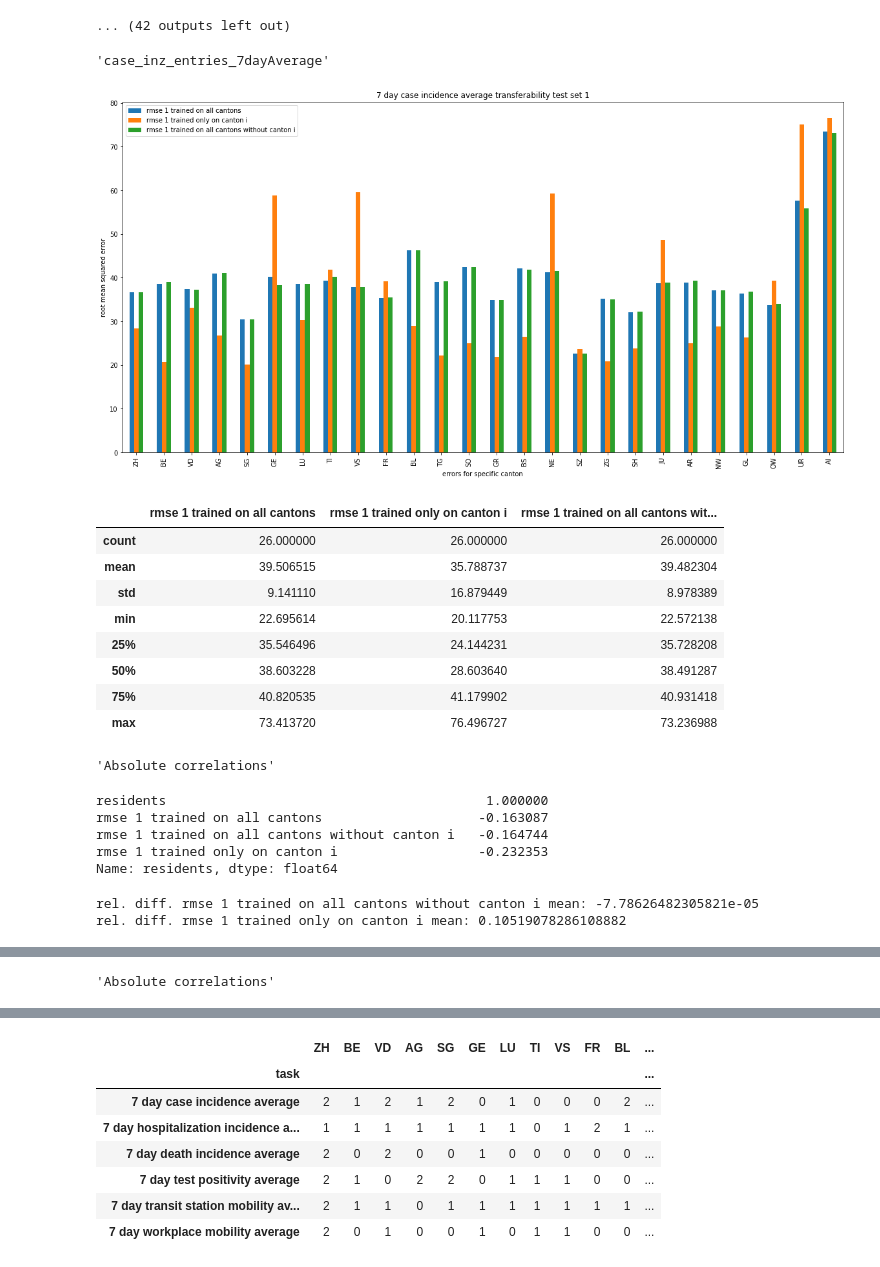
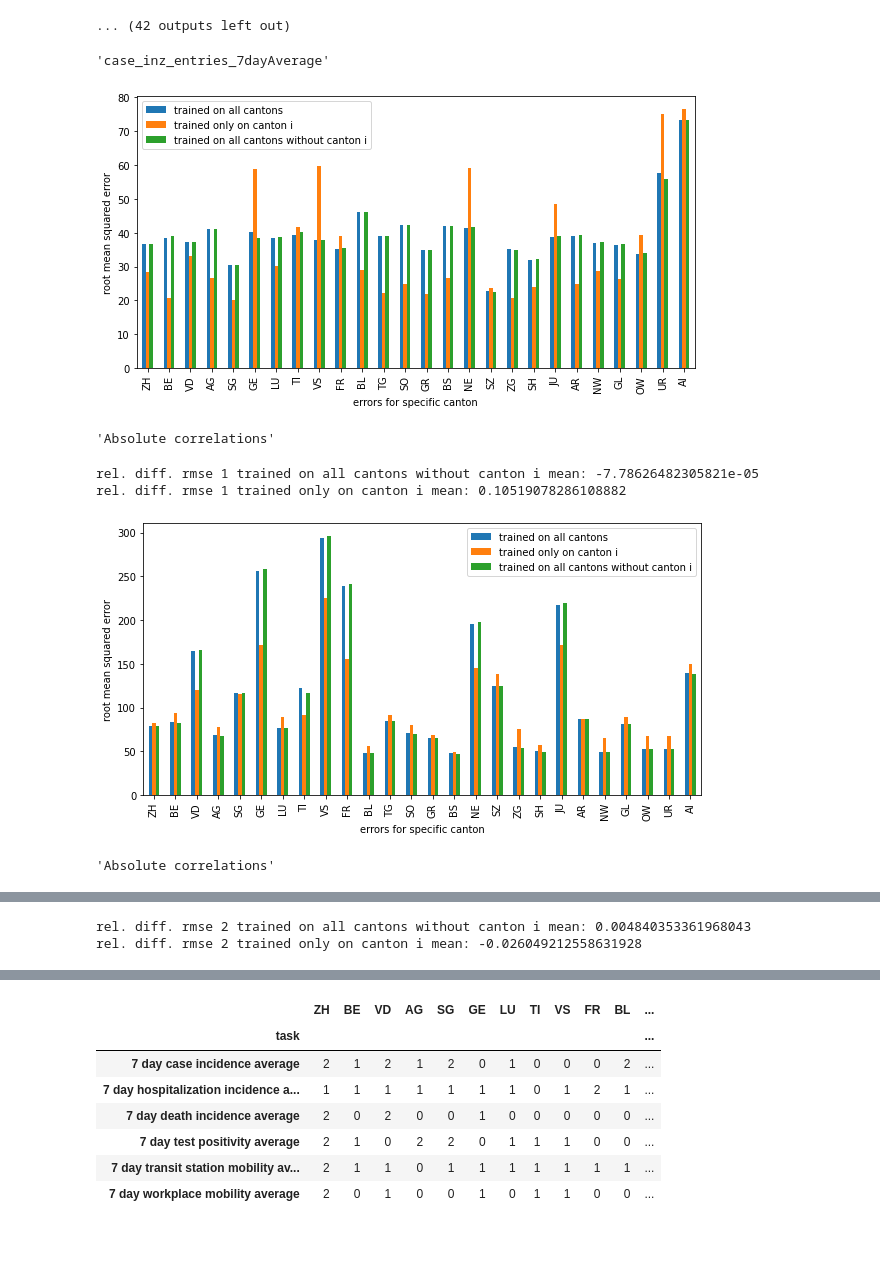
Before and after one commit to ratschlab/projects2021-bsc-thesis-scherer, a Jupyter notebook: DataExplorer.ipynb, the cells around one changed output, grey strips where cells are left out. Cells and saved outputs as stored; diff of their text form; code cells hidden in the pictures; blank space fills up the shorter version.

```diff
--- a/DataExplorer.ipynb
+++ b/DataExplorer.ipynb
@@ -881,4 +940,5 @@ for task in outputCategories:
 # %%
+# Keras problem
 for task in ['case_inz_entries_7dayAverage',
                   'hosp_inz_entries_7dayAverage',
                   'death_inz_entries_7dayAverage',
@@ -894,7 +954,7 @@ for task in ['case_inz_entries_7dayAverage',
 
     df = rankedTasksDict[task]
 
-    plt.figure(figsize=(5,5))
+    fig = plt.figure(figsize=(5,5))
 
     plt.scatter(df['model rmse 1'][df.modelClass == 'Keras'],
             df['model rmse 2'][df.modelClass == 'Keras'],
@@ -902,14 +962,14 @@ for task in ['case_inz_entries_7dayAverage',
            color='blue',
            label='Keras',
            alpha=1)
-    '''
+
     plt.scatter(df['model rmse 1'][df.modelClass == 'Keras mean'],
             df['model rmse 2'][df.modelClass == 'Keras mean'],
            marker='o',
            color='red',
            label='Keras mean',
            alpha=1)
-
+    '''
     plt.scatter(df['model rmse 1'][df.modelClass == 'RandomForrest'],
             df['model rmse 2'][df.modelClass == 'RandomForrest'],
            marker='o',
@@ -942,12 +1002,14 @@ for task in ['case_inz_entries_7dayAverage',
            label='ElasticNet',
            alpha=1)
     '''
-    plt.xlabel('model rmse 1')
-    plt.ylabel('model rmse 2')
+    plt.xlabel('model RSME temporal validation set')
+    plt.ylabel('model RSME random validation set')
     plt.legend()
 
     plt.show()
 
+    #fig.get_figure().savefig('plots/problemKeras/'+task+'.png', bbox_inches=matplotlib.transforms.Bbox([[-1, -1], [5, 5]]))
+
     display("---------------------------------------------")
 # %% [output]
 'case_inz_entries_7dayAverage'
@@ -1320,87 +1207,59 @@ transferability['rel. diff. rmse 1 trained only on canton i'] = (transferability
 transferability['rel. diff. rmse 2 trained only on canton i'] = (transferability['rmse 2 trained on all cantons']-transferability['rmse 2 trained only on canton i'])/transferability['rmse 2 trained on all cantons']
 
 
-#transferability = transferability.set_index('errorForCanton')
+
 
 staticCantonal = pd.read_excel("static_data/staticCantonalData.xlsx").set_index('canton').transpose()
 cantonOrder = staticCantonal.sort_values(['residents'], ascending=False).index.tolist()
-#display(staticCantonal.sort_values(['residents'], ascending=False).index.tolist())
-'''
-transferability = transferability.join(staticCantonal[['residents']])
 
-transferability.sort_values(['residents'], inplace=True, ascending=False)
-transferability = transferability.reset_index()
-transferability.rename(columns = {'index':'errorForCanton'}, inplace = True)
-'''
-#display(transferability)
 
 
 for task in outputCategories:
     display(task)
     temp = transferability[transferability['task']==task].set_index('errorForCanton').drop(['task'],axis=1)
-    #display(temp)
+
 
     staticCantonal = pd.read_excel("static_data/staticCantonalData.xlsx").set_index('canton').transpose()
 
     temp = temp.join(staticCantonal[['residents']])
 
+    temp.sort_values('residents', inplace=True, ascending=False)
 
-
-    #display(temp)
-
-    temp.sort_values('residents', inplace=True, ascending=False)
-    #temp.sort_values('rmse 1 trained on all cantons', inplace=True)
-    figure = temp[['rmse 1 trained on all cantons','rmse 1 trained only on canton i','rmse 1 trained on all cantons without canton i']].plot(kind='bar', title=plottingDict[task]+" transferability test set 1",figsize=(20,10))
+    temp2 = temp.copy()
+    temp.rename(columns = {'rmse 1 trained on all cantons':'trained on all cantons','rmse 1 trained only on canton i':'trained only on canton i','rmse 1 trained on all cantons without canton i':'trained on all cantons without canton i'}, inplace = True)
+    figure = temp[['trained on all cantons','trained only on canton i','trained on all cantons without canton i']].plot(kind='bar',figsize=(10,5))
     figure.set_ylabel("root mean squared error")
     figure.set_xlabel("errors for specific canton")
     plt.show()
-    figure.get_figure().savefig('plots/transferability/'+task+'_test1.png', bbox_inches=matplotlib.transforms.Bbox([[1.8, 0.7], [18.2, 9.2]]))
-    display(temp[['rmse 1 trained on all cantons','rmse 1 trained only on canton i','rmse 1 trained on all cantons without canton i']].describe())
+    #figure.get_figure().savefig('plots/transferability/'+task+'_test1.png')
+
     # correlation between rmse and population size
     display("Absolute correlations")
-    display(temp[['residents','rmse 1 trained on all cantons','rmse 1 trained only on canton i','rmse 1 trained on all cantons without canton i']].corr()['residents'].sort_values(ascending=False))
 
     print('rel. diff. rmse 1 trained on all cantons without canton i mean: '+str(np.mean(temp['rel. diff. rmse 1 trained on all cantons without canton i'])))
     print('rel. diff. rmse 1 trained only on canton i mean: '+str(np.mean(temp['rel. diff. rmse 1 trained only on canton i'])))
 
-
-    #display("Relative correlations (attention when interpreting this)")
-    #display(temp[['residents','rel. diff. rmse 1 trained on all cantons without canton i','rel. diff. rmse 1 trained only on canton i']].corr()['residents'].sort_values(ascending=False))
-
-
-
     #temp.sort_values('rmse 2 trained on all cantons', inplace=True)
-    figure = temp[['rmse 2 trained on all cantons','rmse 2 trained only on canton i','rmse 2 trained on all cantons without canton i']].plot(kind='bar', title=plottingDict[task]+" transferability test set 2", figsize=(20,10))
+    temp = temp2
+    temp.rename(columns = {'rmse 2 trained on all cantons':'trained on all cantons','rmse 2 trained only on canton i':'trained only on canton i','rmse 2 trained on all cantons without canton i':'trained on all cantons without canton i'}, inplace = True)
+    figure = temp[['trained on all cantons','trained only on canton i','trained on all cantons without canton i']].plot(kind='bar', figsize=(10,5))
     figure.set_ylabel("root mean squared error")
     figure.set_xlabel("errors for specific canton")
     plt.show()
-    figure.get_figure().savefig('plots/transferability/'+task+'_test2.png', bbox_inches=matplotlib.transforms.Bbox([[1.8, 0.7], [18.2, 9.2]]))
-    display(temp[['rmse 2 trained on all cantons','rmse 2 trained only on canton i','rmse 2 trained on all cantons without canton i']].describe())
+    #figure.get_figure().savefig('plots/transferability/'+task+'_test2.png')
+
     # correlation between rmse and population size
     display("Absolute correlations")
-    display(temp[['residents','rmse 2 trained on all cantons','rmse 2 trained only on canton i','rmse 2 trained on all cantons without canton i']].corr()['residents'].sort_values(ascending=False))
 
     print('rel. diff. rmse 2 trained on all cantons without canton i mean: '+str(np.mean(temp['rel. diff. rmse 2 trained on all cantons without canton i'])))
     print('rel. diff. rmse 2 trained only on canton i mean: '+str(np.mean(temp['rel. diff. rmse 2 trained only on canton i'])))
 
     display("------------------------------------------------------------------------------------")
 # %% [output]
 'case_inz_entries_7dayAverage'
-[figure, old version]
+[figure, new version]
-|  | rmse 1 trained on all cantons | rmse 1 trained only on canton i | rmse 1 trained on all cantons wit... |
-| count | 26.000000 | 26.000000 | 26.000000 |
-| mean | 39.506515 | 35.788737 | 39.482304 |
-| std | 9.141110 | 16.879449 | 8.978389 |
-| min | 22.695614 | 20.117753 | 22.572138 |
-| 25% | 35.546496 | 24.144231 | 35.728208 |
-| 50% | 38.603228 | 28.603640 | 38.491287 |
-| 75% | 40.820535 | 41.179902 | 40.931418 |
-| max | 73.413720 | 76.496727 | 73.236988 |
 'Absolute correlations'
-residents                                         1.000000
-rmse 1 trained on all cantons                    -0.163087
-rmse 1 trained on all cantons without canton i   -0.164744
-rmse 1 trained only on canton i                  -0.232353
-Name: residents, dtype: float64
+rel. diff. rmse 1 trained on all cantons without canton i mean: -7.78626482305821e-05
+rel. diff. rmse 1 trained only on canton i mean: 0.10519078286108882
+[figure, new version]
-rel. diff. rmse 1 trained on all cantons without canton i mean: -7.78626482305821e-05
-rel. diff. rmse 1 trained only on canton i mean: 0.10519078286108882
+'Absolute correlations'
@@ -1417 +1266,2 @@ rel. diff. rmse 1 trained only on canton i mean: 0.10519078286108882
-'Absolute correlations'
+rel. diff. rmse 2 trained on all cantons without canton i mean: 0.004840353361968043
+rel. diff. rmse 2 trained only on canton i mean: -0.026049212558631928
```
Also changed, not shown: parts of 24 cells of this notebook, 54 other files.
